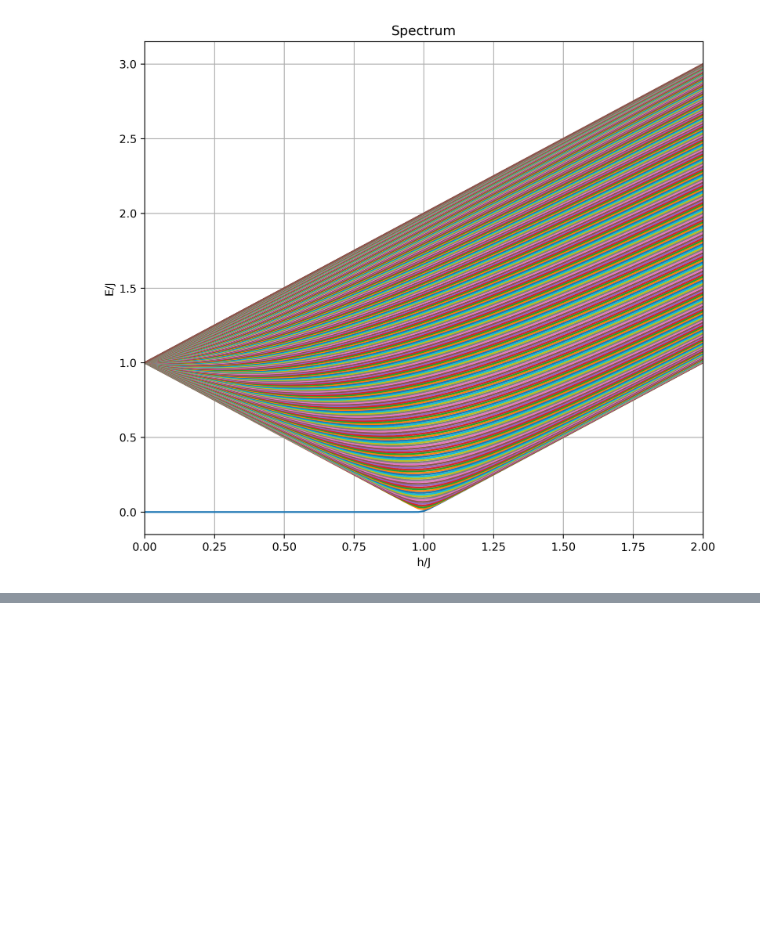
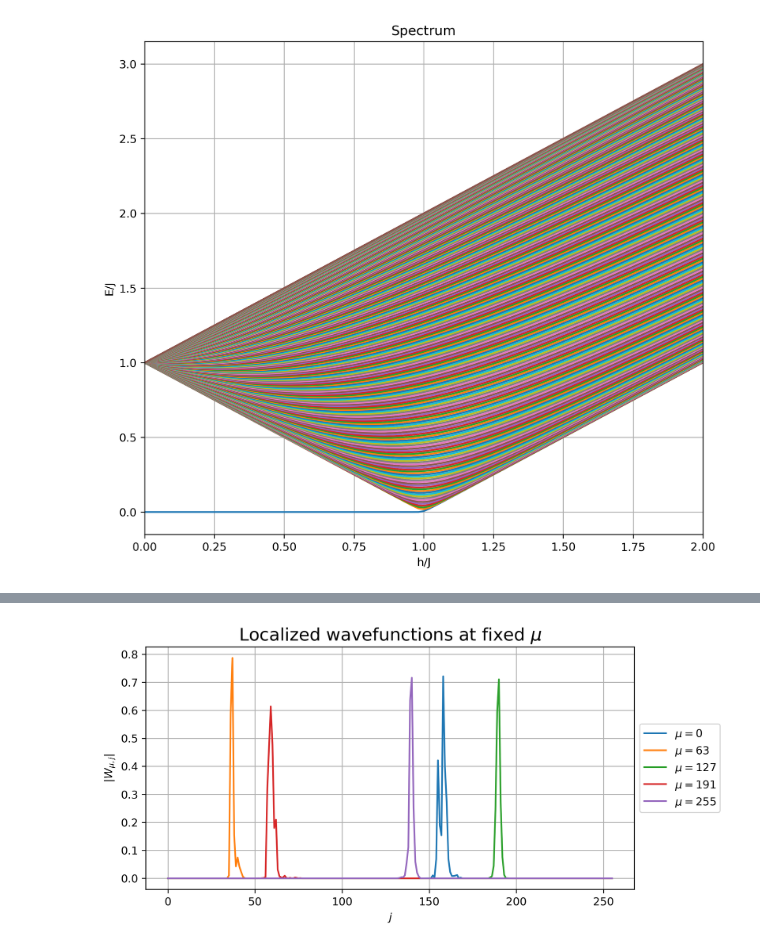
Before and after one commit to RiccardoAndreoni/QIC_HO, a Jupyter notebook: Assignments.ipynb, the cells around one changed output, grey strips where cells are left out. Cells and saved outputs as stored; diff of their text form; code cells hidden in the pictures; blank space fills up the shorter version.

```diff
--- a/Assignments.ipynb
+++ b/Assignments.ipynb
@@ -276,0 +316,45 @@ print( eigvec2.round(3), "\t\t", eigval2.round(3))
+# %%
+### Compute wavefunctions and inverse partecipation ratios
+
+L_ = 256
+x = 0
+PBC = True
+p = 1
+
+# Random stuff
+np.random.seed(42)
+
+# Define couplings
+Jmin = 0.
+hmax = 1.
+h = np.random.uniform(0, hmax, L_)
+J = np.random.uniform(Jmin, 1, L_)
+
+# Diagonalization
+E, U = diagonalize(L_, (J, h, x), PBC, p)
+
+# Define W, |W| IPR
+W = U[:,:L_] # W_j,mu
+nW = np.sqrt( np.power(W[:L_], 2) + np.power(W[L_:], 2) ) # |W_j,mu|
+IPR = np.sum(np.power(nW, 4), axis=0) # IPR_mu
+# %%
+### Plot |W| as function of j, for some values of mu and for a certain disorder
+
+mu = np.linspace(0,L_-1,5).astype(int)
+
+# Plot
+fig = plt.figure(figsize=(8, 4), dpi=300)
+ax = fig.add_subplot(1, 1, 1)
+ax.set_title(r"Localized wavefunctions at fixed $\mu$", fontsize=16)
+plt.xlabel(r"$j$")
+plt.ylabel(r"$|W_{\mu,j}|$")
+
+for m in mu:
+    plt.plot(np.arange(L_), nW[:,m], "-", linewidth=1.5, label=r"$\mu=${}".format(m) )
+
+plt.grid()
+ax.legend(loc = "center left", bbox_to_anchor = (1, .5))
+
+plt.show()
+# %% [output]
+[figure, added]
```
Also changed, not shown: parts of 16 cells of this notebook.
